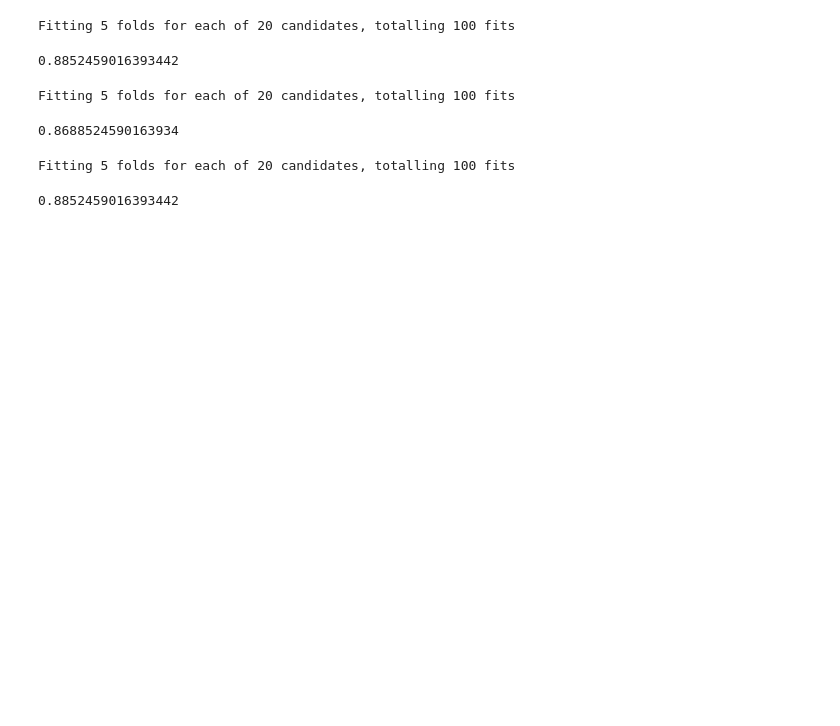
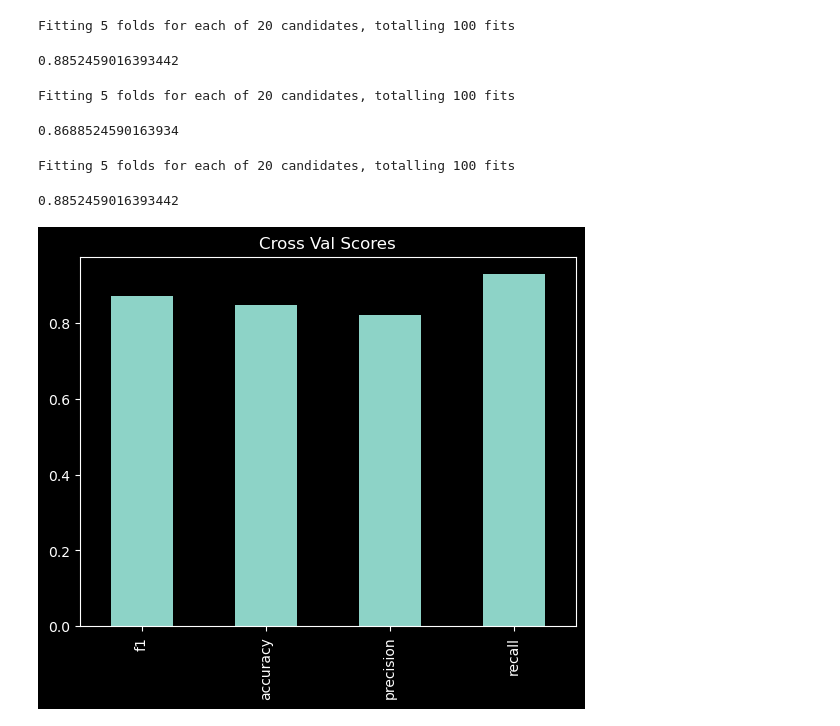
Before and after one commit to Afreda323/predicting-heart-disease, a Jupyter notebook: heart_disease.ipynb, the cells around one changed output. Drawn from its saved outputs; the diff is of its cells as text; code cells hidden in the pictures; blank space fills up the shorter version.

```diff
--- a/heart_disease.ipynb
+++ b/heart_disease.ipynb
@@ -310,3 +309,18 @@ gs_lg.score(X_test, y_test)
 # %% [output]
 Fitting 5 folds for each of 20 candidates, totalling 100 fits
 0.8852459016393442
+# %%
+clf = LogisticRegression(C=0.233572, solver="liblinear")
+clf.fit(X_train, y_train);
+# %%
+pd.DataFrame(
+    {
+        "f1": np.mean(cross_val_score(clf, X, y, cv=5, scoring="f1")),
+        "accuracy": np.mean(cross_val_score(clf, X, y, cv=5, scoring="accuracy")),
+        "precision": np.mean(cross_val_score(clf, X, y, cv=5, scoring="precision")),
+        "recall": np.mean(cross_val_score(clf, X, y, cv=5, scoring="recall")),
+    },
+    index=[0]
+).T.plot(kind="bar", legend=False, title="Cross Val Scores");
+# %% [output]
+[figure, added]
```
Also changed, not shown: parts of 3 cells of this notebook.
